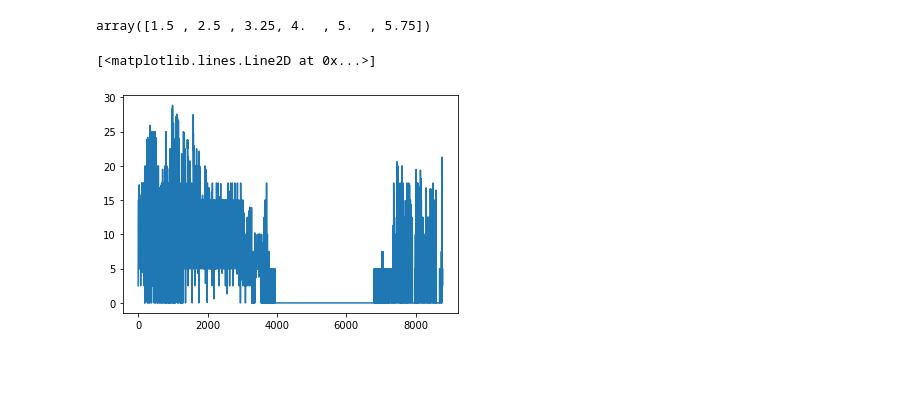
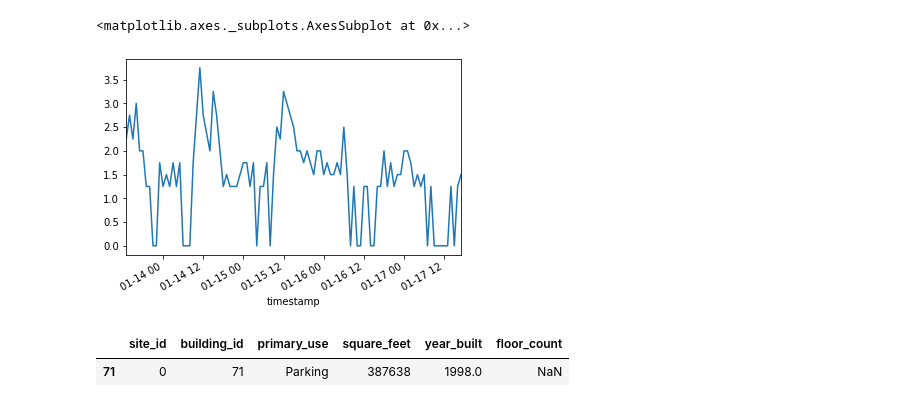
Before and after one commit to EvilPsyCHo/competition, a Jupyter notebook: Kaggle-ASHRAE/未命名.ipynb, the cells around one changed output. Saved outputs shown, nothing was run; the diff lists cells and outputs as text; code cells hidden in the pictures; blank space fills up the shorter version.

```diff
--- a/Kaggle-ASHRAE/未命名.ipynb
+++ b/Kaggle-ASHRAE/未命名.ipynb
@@ -149,3 +62,13 @@ array([1, 1, 2, 3, 3])
+# %%
+train_df[(train_df.building_id==590) & (train_df.meter == 0)].set_index("timestamp").meter_reading.iloc[300:400].plot()
+# %% [output]
+<matplotlib.axes._subplots.AxesSubplot at 0x...>
+[figure, added]
+# %%
+building_meta[building_meta.building_id == 71]
+# %% [output]
+|  | site_id | building_id | primary_use | square_feet | year_built | floor_count |
+| 71 | 0 | 71 | Parking | 387638 | 1998.0 | NaN |
 # %%
 def smooth(x, weight):
     pad_width = int((len(weight) - 1) / 2)
@@ -158,4 +76,0 @@ box = [0.25, 0.5, 0.25]
-# %%
-smooth(x, box)
-# %% [output]
-array([1.5 , 2.5 , 3.25, 4.  , 5.  , 5.75])
@@ -164,5 +76,0 @@ x = df[(df.building_id == 106) & (df.meter == 3)].set_index('timestamp').meter_r
-# %%
-plt.plot(smooth(x, box))
-# %% [output]
-[<matplotlib.lines.Line2D at 0x...>]
-[figure, removed]
```
Also changed, not shown: parts of 43 cells of this notebook, 2 other files.
